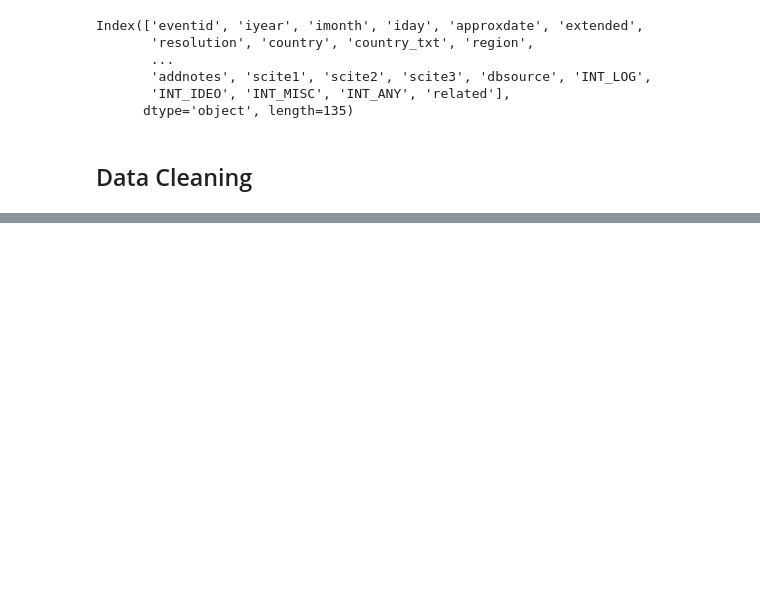
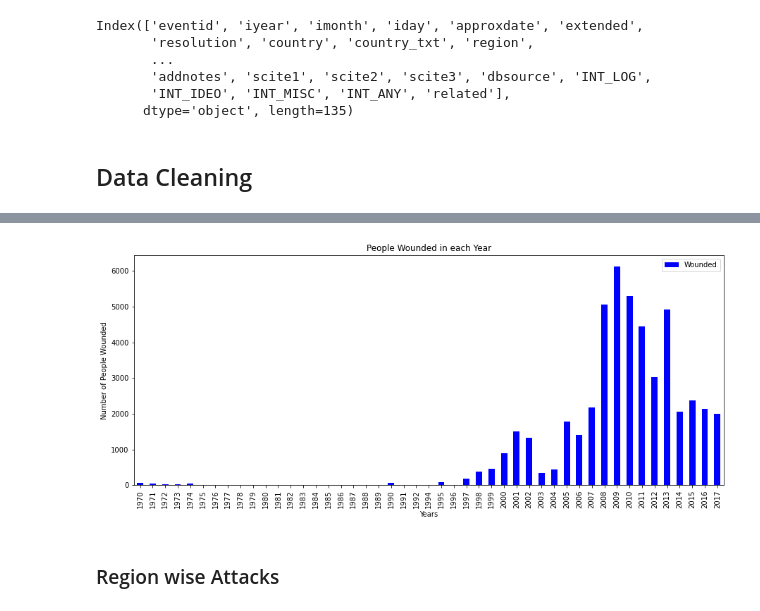
Before and after one commit to Pius-dev/EDA-of-Terrorism, a Jupyter notebook: Exploratory Data Analysis - Terrorism.ipynb, the cells around one changed output, grey strips where cells are left out. Drawn from its saved outputs; the diff is of its cells as text; code cells hidden in the pictures; blank space fills up the shorter version.

```diff
--- a/Exploratory Data Analysis - Terrorism.ipynb
+++ b/Exploratory Data Analysis - Terrorism.ipynb
@@ -62,0 +293,4 @@ Index(['eventid', 'iyear', 'imonth', 'iday', 'approxdate', 'extended',
+# %%
+# wounded in each Year
+yearWounded = df[["Year","Wounded"]].groupby("Year").sum()
+yearWounded.head()
@@ -62,0 +305,12 @@ Index(['eventid', 'iyear', 'imonth', 'iday', 'approxdate', 'extended',
+# %%
+
+yearWounded.plot(kind="bar",color="blue",figsize=(15,6))
+plt.title("People Wounded in each Year")
+plt.xlabel("Years")
+plt.ylabel("Number of People Wounded")
+
+plt.show()
+# %% [output]
+[figure, added]
+# %% [markdown]
+### Region wise Attacks
```
Also changed, not shown: parts of 41 cells of this notebook.
